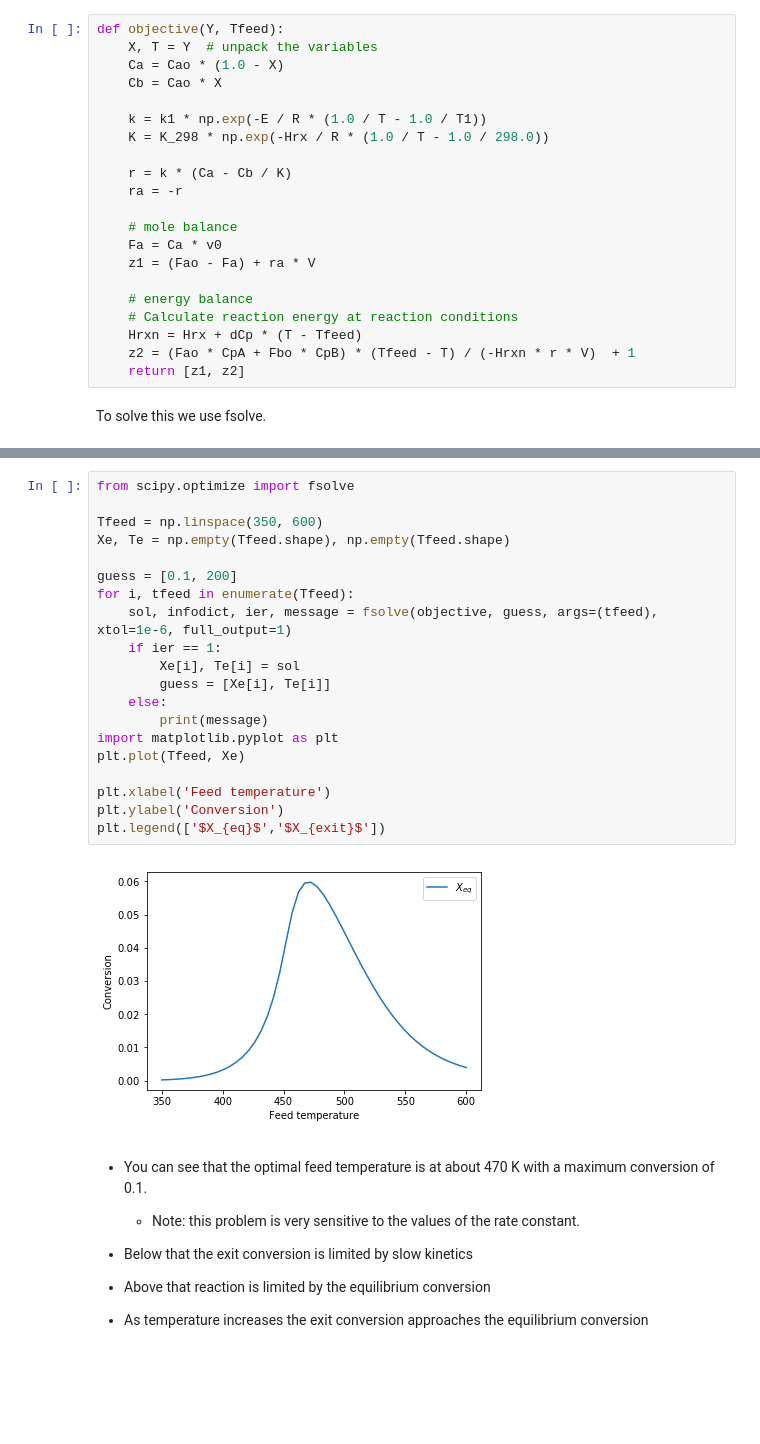
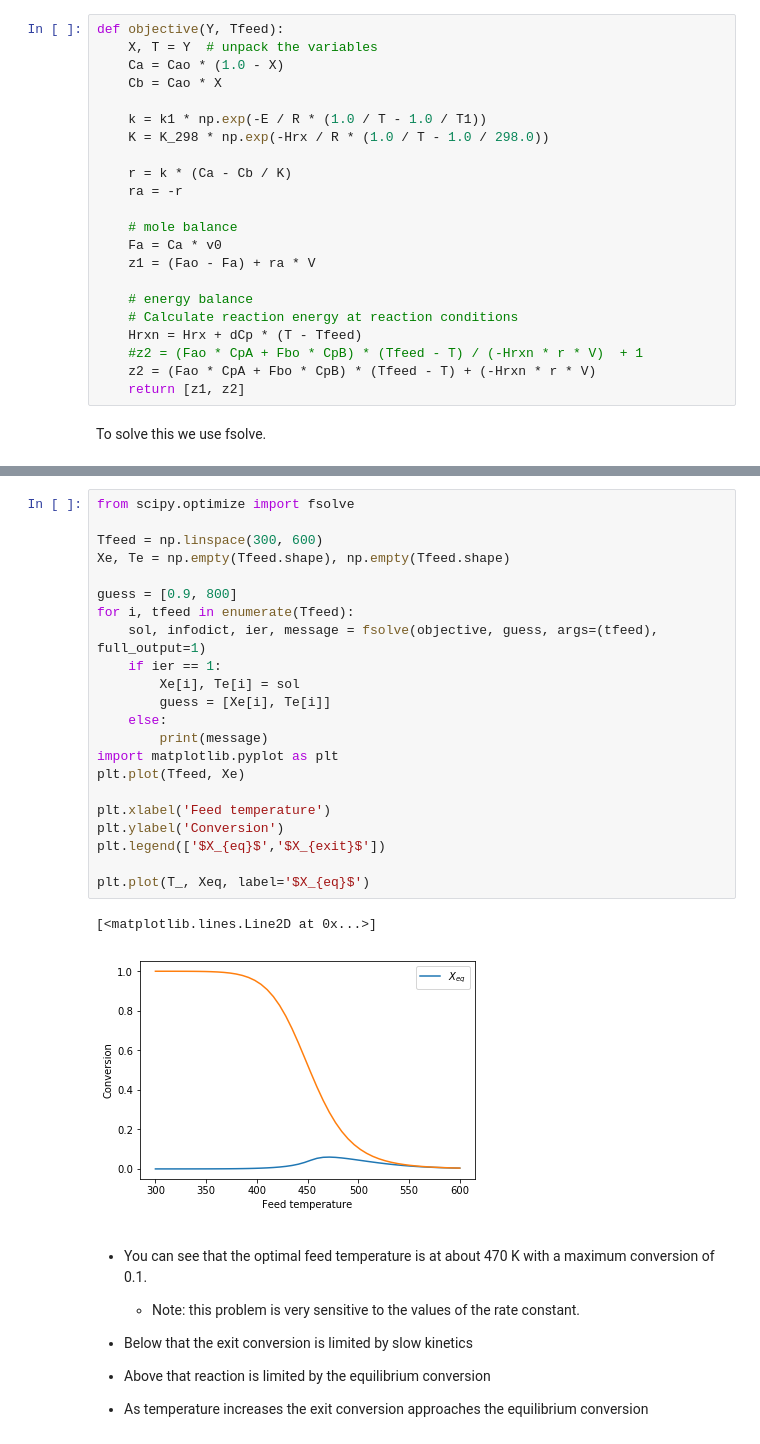
Before and after one commit to jkitchin/s17-06364, a Jupyter notebook: lectures/lectures-19.ipynb, the cells around one changed output, grey strips where cells are left out. Drawn from its saved outputs; the diff is of its cells as text; blank space fills up the shorter version.

```diff
--- a/lectures/lectures-19.ipynb
+++ b/lectures/lectures-19.ipynb
@@ -174,7 +177,8 @@ def objective(Y, Tfeed):
     # energy balance
     # Calculate reaction energy at reaction conditions
     Hrxn = Hrx + dCp * (T - Tfeed)
-    z2 = (Fao * CpA + Fbo * CpB) * (Tfeed - T) / (-Hrxn * r * V)  + 1
+    #z2 = (Fao * CpA + Fbo * CpB) * (Tfeed - T) / (-Hrxn * r * V)  + 1
+    z2 = (Fao * CpA + Fbo * CpB) * (Tfeed - T) + (-Hrxn * r * V)
     return [z1, z2]
 # %% [markdown]
 To solve this we use fsolve.
@@ -181,25 +191,28 @@ To solve this we use fsolve.
 # %%
 from scipy.optimize import fsolve
 
-Tfeed = np.linspace(350, 600)
+Tfeed = np.linspace(300, 600)
 Xe, Te = np.empty(Tfeed.shape), np.empty(Tfeed.shape)
 
-guess = [0.1, 200]
+guess = [0.9, 800]
 for i, tfeed in enumerate(Tfeed):
-    sol, infodict, ier, message = fsolve(objective, guess, args=(tfeed), xtol=1e-6, full_output=1)
+    sol, infodict, ier, message = fsolve(objective, guess, args=(tfeed), full_output=1)
     if ier == 1:
         Xe[i], Te[i] = sol
         guess = [Xe[i], Te[i]]
     else:
         print(message)
 import matplotlib.pyplot as plt
 plt.plot(Tfeed, Xe)
 
 plt.xlabel('Feed temperature')
 plt.ylabel('Conversion')
 plt.legend(['$X_{eq}$','$X_{exit}$'])
+
+plt.plot(T_, Xeq, label='$X_{eq}$')
 # %% [output]
+[<matplotlib.lines.Line2D at 0x...>]
-[figure, old version]
+[figure, new version]
 # %% [markdown]
 -   You can see that the optimal feed temperature is at about 470 K with a maximum conversion of 0.1.
     -   Note: this problem is very sensitive to the values of the rate constant.
```
Also changed, not shown: parts of 9 cells of this notebook, 1 other file.
